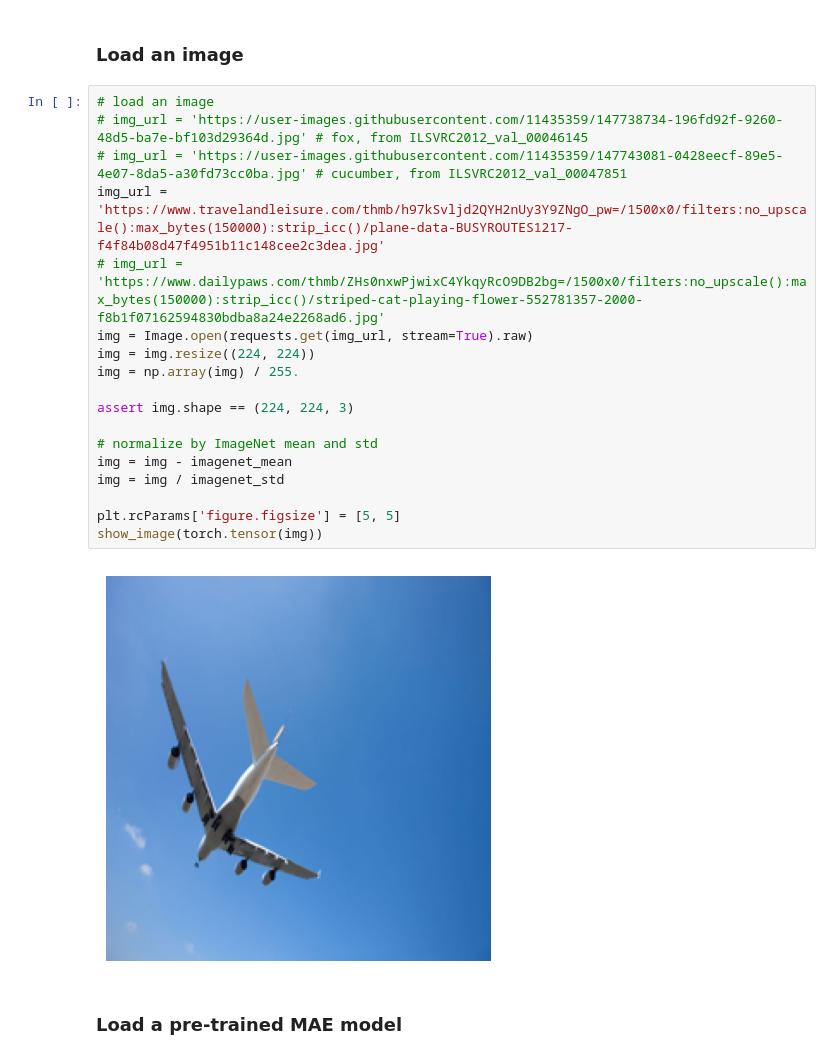
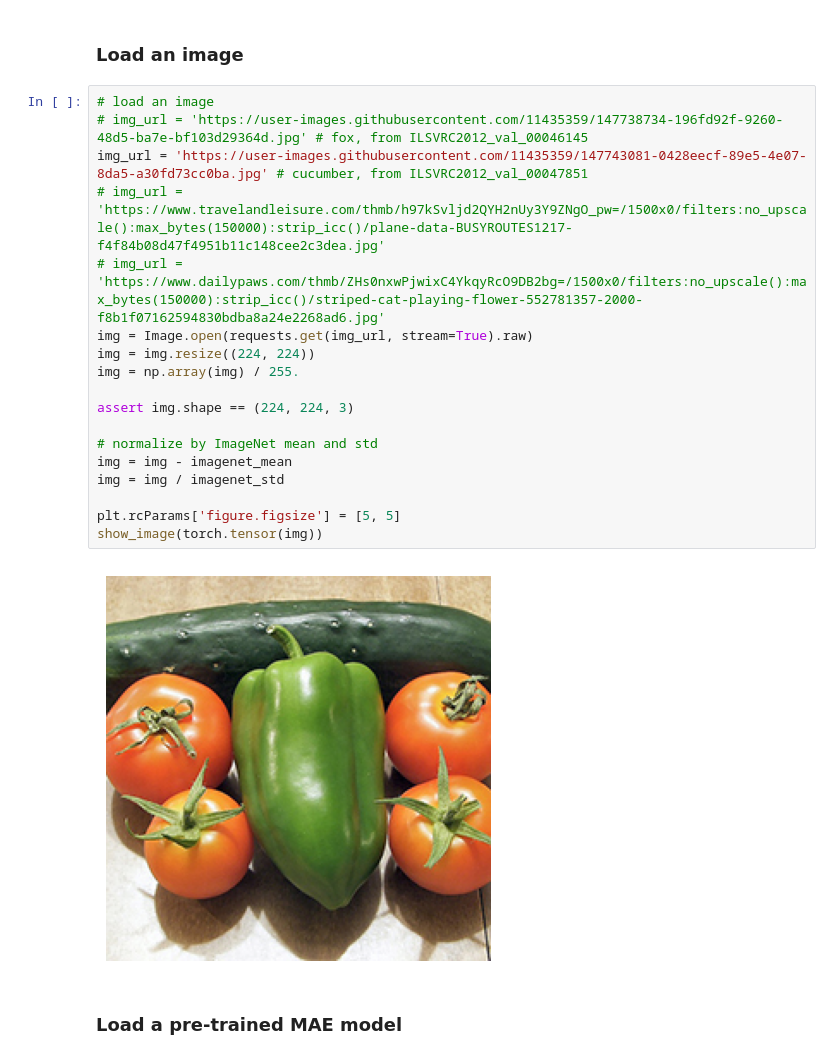
Before and after one commit to inschro/mae, a Jupyter notebook: demo/mae_visualize.ipynb, the cells around one changed output. Cells and saved outputs as stored; diff of their text form.

```diff
--- a/demo/mae_visualize.ipynb
+++ b/demo/mae_visualize.ipynb
@@ -97,23 +97,23 @@ def run_one_image(img, model, mask_ratio=0.96, masking='random'):
 # %%
 # load an image
 # img_url = 'https://user-images.githubusercontent.com/11435359/147738734-196fd92f-9260-48d5-ba7e-bf103d29364d.jpg' # fox, from ILSVRC2012_val_00046145
-# img_url = 'https://user-images.githubusercontent.com/11435359/147743081-0428eecf-89e5-4e07-8da5-a30fd73cc0ba.jpg' # cucumber, from ILSVRC2012_val_00047851
-img_url = 'https://www.travelandleisure.com/thmb/h97kSvljd2QYH2nUy3Y9ZNgO_pw=/1500x0/filters:no_upscale():max_bytes(150000):strip_icc()/plane-data-BUSYROUTES1217-f4f84b08d47f4951b11c148cee2c3dea.jpg'
+img_url = 'https://user-images.githubusercontent.com/11435359/147743081-0428eecf-89e5-4e07-8da5-a30fd73cc0ba.jpg' # cucumber, from ILSVRC2012_val_00047851
+# img_url = 'https://www.travelandleisure.com/thmb/h97kSvljd2QYH2nUy3Y9ZNgO_pw=/1500x0/filters:no_upscale():max_bytes(150000):strip_icc()/plane-data-BUSYROUTES1217-f4f84b08d47f4951b11c148cee2c3dea.jpg'
 # img_url = 'https://www.dailypaws.com/thmb/ZHs0nxwPjwixC4YkqyRcO9DB2bg=/1500x0/filters:no_upscale():max_bytes(150000):strip_icc()/striped-cat-playing-flower-552781357-2000-f8b1f07162594830bdba8a24e2268ad6.jpg'
 img = Image.open(requests.get(img_url, stream=True).raw)
 img = img.resize((224, 224))
 img = np.array(img) / 255.
 
 assert img.shape == (224, 224, 3)
 
 # normalize by ImageNet mean and std
 img = img - imagenet_mean
 img = img / imagenet_std
 
 plt.rcParams['figure.figsize'] = [5, 5]
 show_image(torch.tensor(img))
 # %% [output]
-[figure, old version]
+[figure, new version]
 # %% [markdown]
 ### Load a pre-trained MAE model
 # %%
```
Also changed, not shown: parts of 2 cells of this notebook, 2 other files.
